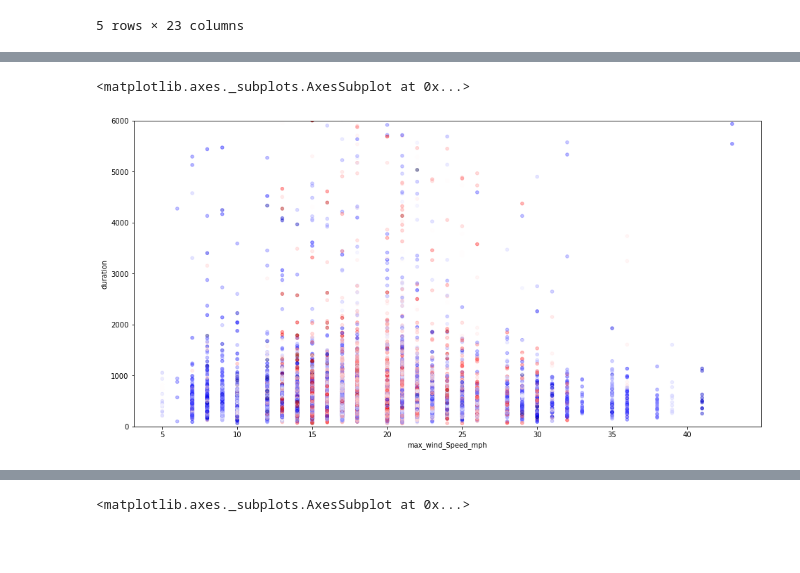
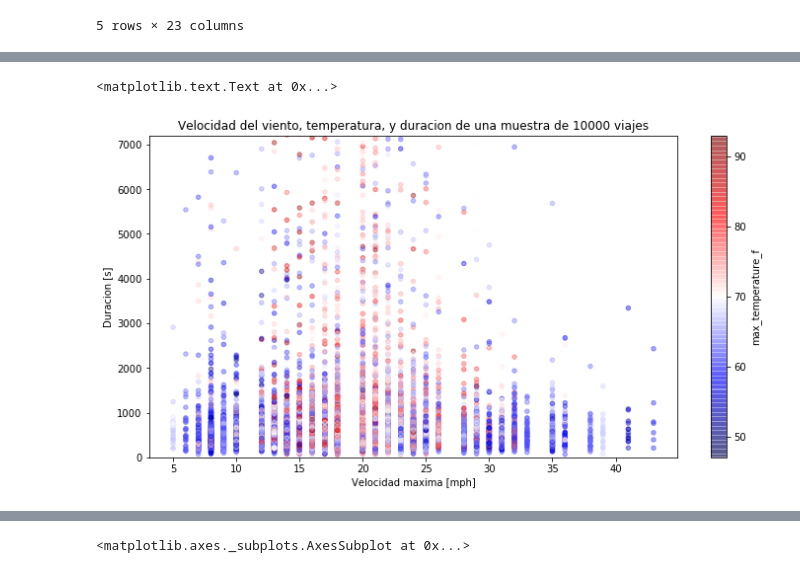
Before and after one commit to pabloernesto/sfBikes, a Jupyter notebook: temperatura_humedad_duracion.ipynb, the cells around one changed output, grey strips where cells are left out. Cells and saved outputs as stored; diff of their text form; code cells hidden in the pictures; blank space fills up the shorter version.

```diff
--- a/temperatura_humedad_duracion.ipynb
+++ b/temperatura_humedad_duracion.ipynb
@@ -38,0 +9,6 @@ trip.head()
+# %%
+# Mover hora a su propia columna
+trip['start_time'] = trip.loc[:,'start_date'].map(lambda s: s.split(' ')[1])
+trip['hours_from_midnight'] = trip['start_time'].map(lambda s: float(s.split(':')[0]) + float(s.split(':')[1])/60)
+trip.loc[:,'start_date'] = trip.loc[:,'start_date'].map(lambda s: s.split(' ')[0])
+trip.loc[:,['start_date','start_time','hours_from_midnight']].head()
@@ -93,7 +95,10 @@ tmp.head()
 # %%
-tmp.sample(10000).plot.scatter(x='max_wind_Speed_mph', y='duration',\
+tmp.sample(20000).plot.scatter(x='max_wind_Speed_mph', y='duration',\
                 c='max_temperature_f', colormap='seismic', alpha=0.4,\
-                figsize=(16,8), colorbar=False, ylim=[0,6000])
+                figsize=(12,6), colorbar=True, ylim=[0,7200], sharex=False)
+plt.xlabel("Velocidad maxima [mph]")
+plt.ylabel("Duracion [s]")
+plt.title("Velocidad del viento, temperatura, y duracion de una muestra de 10000 viajes")
 # %% [output]
-<matplotlib.axes._subplots.AxesSubplot at 0x...>
+<matplotlib.text.Text at 0x...>
-[figure, old version]
+[figure, new version]
```
Also changed, not shown: parts of 12 cells of this notebook, 2 other files.
